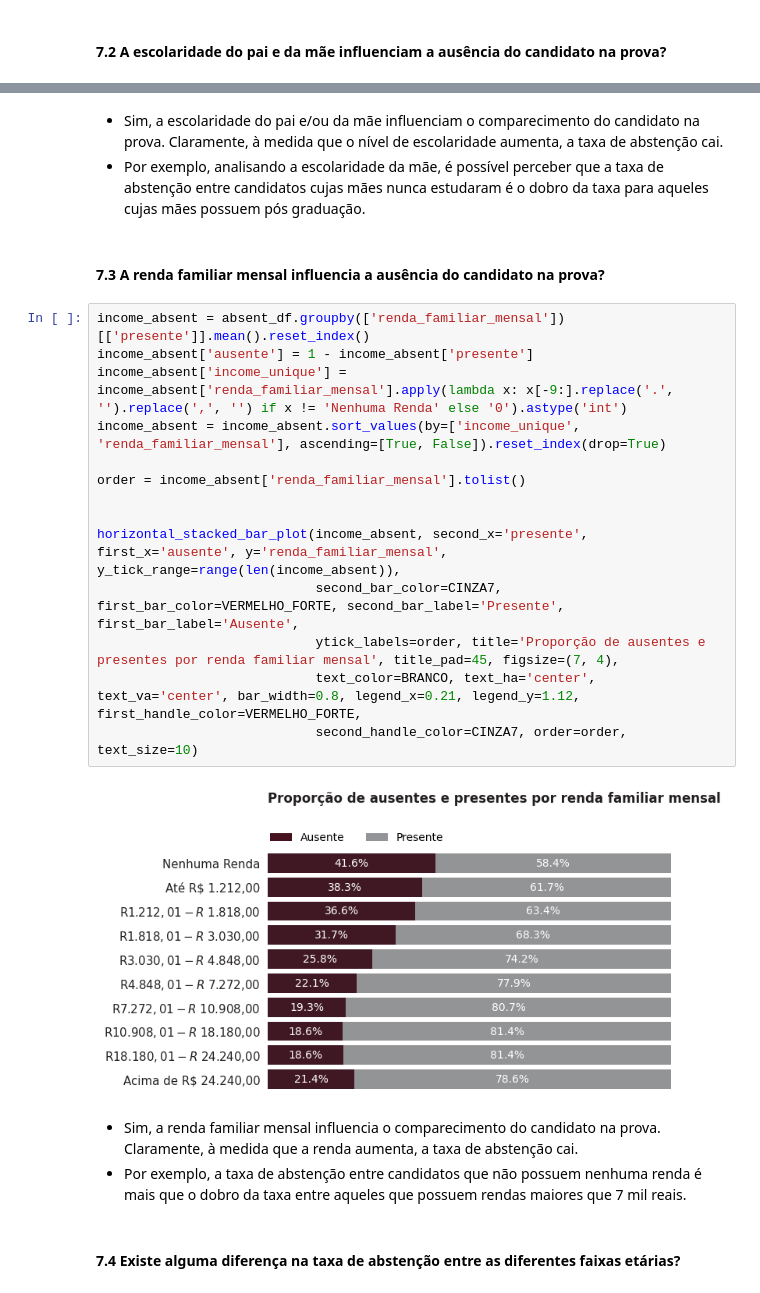
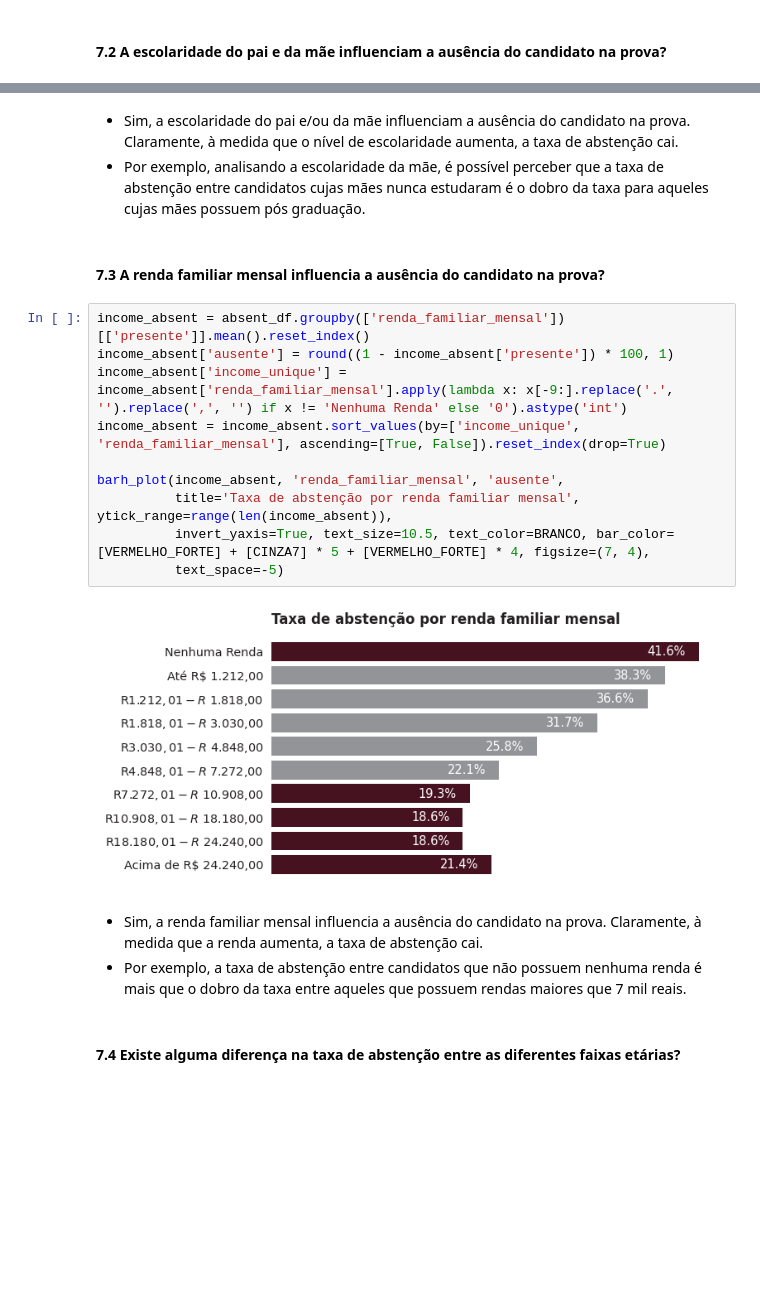
Before and after one commit to allmeidaapedro/Enem-Analysis, a Jupyter notebook: notebooks/2_eda.ipynb, the cells around one changed output, grey strips where cells are left out. Drawn from its saved outputs; the diff is of its cells as text; blank space fills up the shorter version.

```diff
--- a/notebooks/2_eda.ipynb
+++ b/notebooks/2_eda.ipynb
@@ -823,26 +870,22 @@ horizontal_stacked_bar_plot(escolaridade_mae_absent, second_x='presente', first_
 # %% [markdown]
-- Sim, a escolaridade do pai e/ou da mãe influenciam o comparecimento do candidato na prova. Claramente, à medida que o nível de escolaridade aumenta, a taxa de abstenção cai.
+- Sim, a escolaridade do pai e/ou da mãe influenciam a ausência do candidato na prova. Claramente, à medida que o nível de escolaridade aumenta, a taxa de abstenção cai.
 - Por exemplo, analisando a escolaridade da mãe, é possível perceber que a taxa de abstenção entre candidatos cujas mães nunca estudaram é o dobro da taxa para aqueles cujas mães possuem pós graduação.
 # %% [markdown]
 #### 7.3 A renda familiar mensal influencia a ausência do candidato na prova?
 # %%
 income_absent = absent_df.groupby(['renda_familiar_mensal'])[['presente']].mean().reset_index()
-income_absent['ausente'] = 1 - income_absent['presente']
+income_absent['ausente'] = round((1 - income_absent['presente']) * 100, 1)
 income_absent['income_unique'] = income_absent['renda_familiar_mensal'].apply(lambda x: x[-9:].replace('.', '').replace(',', '') if x != 'Nenhuma Renda' else '0').astype('int')
 income_absent = income_absent.sort_values(by=['income_unique', 'renda_familiar_mensal'], ascending=[True, False]).reset_index(drop=True)
 
-order = income_absent['renda_familiar_mensal'].tolist()
-
-
-horizontal_stacked_bar_plot(income_absent, second_x='presente', first_x='ausente', y='renda_familiar_mensal', y_tick_range=range(len(income_absent)),
-                            second_bar_color=CINZA7, first_bar_color=VERMELHO_FORTE, second_bar_label='Presente', first_bar_label='Ausente',
-                            ytick_labels=order, title='Proporção de ausentes e presentes por renda familiar mensal', title_pad=45, figsize=(7, 4),
-                            text_color=BRANCO, text_ha='center', text_va='center', bar_width=0.8, legend_x=0.21, legend_y=1.12, first_handle_color=VERMELHO_FORTE,
-                            second_handle_color=CINZA7, order=order, text_size=10)
+barh_plot(income_absent, 'renda_familiar_mensal', 'ausente',
+          title='Taxa de abstenção por renda familiar mensal', ytick_range=range(len(income_absent)),
+          invert_yaxis=True, text_size=10.5, text_color=BRANCO, bar_color=[VERMELHO_FORTE] + [CINZA7] * 5 + [VERMELHO_FORTE] * 4, figsize=(7, 4),
+          text_space=-5)
 # %% [output]
-[figure, old version]
+[figure, new version]
 # %% [markdown]
-- Sim, a renda familiar mensal influencia o comparecimento do candidato na prova. Claramente, à medida que a renda aumenta, a taxa de abstenção cai.
+- Sim, a renda familiar mensal influencia a ausência do candidato na prova. Claramente, à medida que a renda aumenta, a taxa de abstenção cai.
 - Por exemplo, a taxa de abstenção entre candidatos que não possuem nenhuma renda é mais que o dobro da taxa entre aqueles que possuem rendas maiores que 7 mil reais.
 # %% [markdown]
 #### 7.4 Existe alguma diferença na taxa de abstenção entre as diferentes faixas etárias?
```
Also changed, not shown: parts of 31 cells of this notebook, 7 other files.
